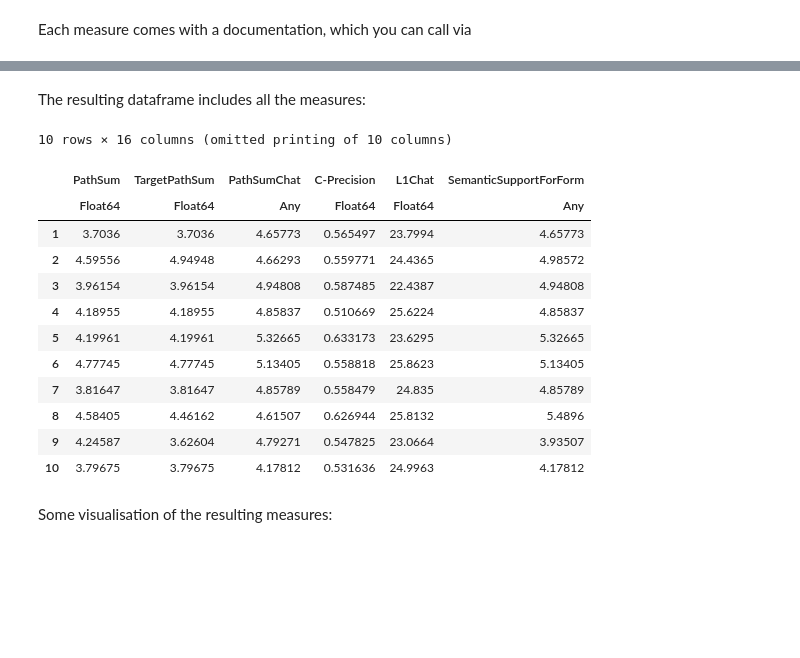
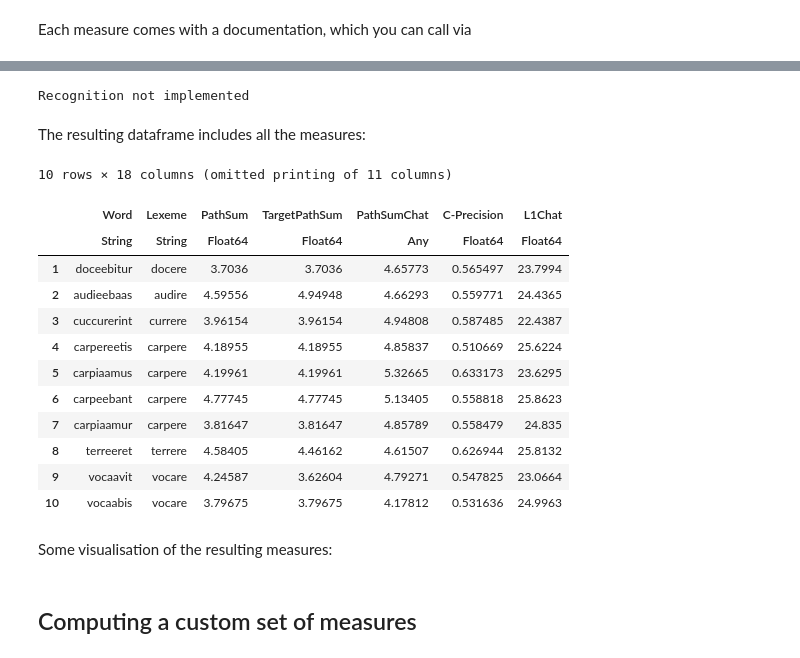
Before and after one commit to quantling/JudiLingMeasures.jl, a Jupyter notebook: notebooks/measures_demo.ipynb, the cells around one changed output, grey strips where cells are left out. Drawn from its saved outputs; the diff is of its cells as text; code cells hidden in the pictures; blank space fills up the shorter version.

Commit message:
Added function to generate all measures at once

```diff
--- a/notebooks/measures_demo.ipynb
+++ b/notebooks/measures_demo.ipynb
@@ -206,21 +136,33 @@ Recognition not implemented
+# %%
+dat_all_measures = JudiLingMeasures.compute_all_measures(latin_val, # the data of interest
+                                                         cue_obj_train, # the cue_obj of the training data
+                                                         cue_obj_val, # the cue_obj of the data of interest
+                                                         Chat_val, # the Chat of the data of interest
+                                                         S_val, # the S matrix of the data of interest
+                                                         Shat_val, # the Shat matrix of the data of interest
+                                                         res_learn_val, # the output of learn_paths for the data of interest
+                                                         gpi_learn_val, # the gpi_learn object of the data of interest
+                                                         rpi_learn_val); # the rpi_learn object of the data of interest
+# %% [output]
+Recognition not implemented
 # %% [markdown]
 The resulting dataframe includes all the measures:
 # %%
-dat_all_measures[1:10, 19:end]
+dat_all_measures[1:10, [2:3;19:end]]
 # %% [output]
-10 rows × 16 columns (omitted printing of 10 columns)
+10 rows × 18 columns (omitted printing of 11 columns)
-|  | PathSum | TargetPathSum | PathSumChat | C-Precision | L1Chat | SemanticSupportForForm |
-|  | Float64 | Float64 | Any | Float64 | Float64 | Any |
-| 1 | 3.7036 | 3.7036 | 4.65773 | 0.565497 | 23.7994 | 4.65773 |
-| 2 | 4.59556 | 4.94948 | 4.66293 | 0.559771 | 24.4365 | 4.98572 |
-| 3 | 3.96154 | 3.96154 | 4.94808 | 0.587485 | 22.4387 | 4.94808 |
-| 4 | 4.18955 | 4.18955 | 4.85837 | 0.510669 | 25.6224 | 4.85837 |
-| 5 | 4.19961 | 4.19961 | 5.32665 | 0.633173 | 23.6295 | 5.32665 |
-| 6 | 4.77745 | 4.77745 | 5.13405 | 0.558818 | 25.8623 | 5.13405 |
-| 7 | 3.81647 | 3.81647 | 4.85789 | 0.558479 | 24.835 | 4.85789 |
-| 8 | 4.58405 | 4.46162 | 4.61507 | 0.626944 | 25.8132 | 5.4896 |
-| 9 | 4.24587 | 3.62604 | 4.79271 | 0.547825 | 23.0664 | 3.93507 |
-| 10 | 3.79675 | 3.79675 | 4.17812 | 0.531636 | 24.9963 | 4.17812 |
+|  | Word | Lexeme | PathSum | TargetPathSum | PathSumChat | C-Precision | L1Chat |
+|  | String | String | Float64 | Float64 | Any | Float64 | Float64 |
+| 1 | doceebitur | docere | 3.7036 | 3.7036 | 4.65773 | 0.565497 | 23.7994 |
+| 2 | audieebaas | audire | 4.59556 | 4.94948 | 4.66293 | 0.559771 | 24.4365 |
+| 3 | cuccurerint | currere | 3.96154 | 3.96154 | 4.94808 | 0.587485 | 22.4387 |
+| 4 | carpereetis | carpere | 4.18955 | 4.18955 | 4.85837 | 0.510669 | 25.6224 |
+| 5 | carpiaamus | carpere | 4.19961 | 4.19961 | 5.32665 | 0.633173 | 23.6295 |
+| 6 | carpeebant | carpere | 4.77745 | 4.77745 | 5.13405 | 0.558818 | 25.8623 |
+| 7 | carpiaamur | carpere | 3.81647 | 3.81647 | 4.85789 | 0.558479 | 24.835 |
+| 8 | terreeret | terrere | 4.58405 | 4.46162 | 4.61507 | 0.626944 | 25.8132 |
+| 9 | vocaavit | vocare | 4.24587 | 3.62604 | 4.79271 | 0.547825 | 23.0664 |
+| 10 | vocaabis | vocare | 3.79675 | 3.79675 | 4.17812 | 0.531636 | 24.9963 |
 # %% [markdown]
 Some visualisation of the resulting measures:
 # %%
@@ -235,3 +177,5 @@ plot(dat_all_measures.MeanWordSupport,
 plot(dat_all_measures.L1Shat,
      dat_all_measures.SemanticDensity, seriestype=:scatter, label=false,
      xlab="SemanticVectorLength", ylab="SemanticDensity")
+# %% [markdown]
+## Computing a custom set of measures
```
Also changed, not shown: parts of 12 cells of this notebook, 9 other files.
